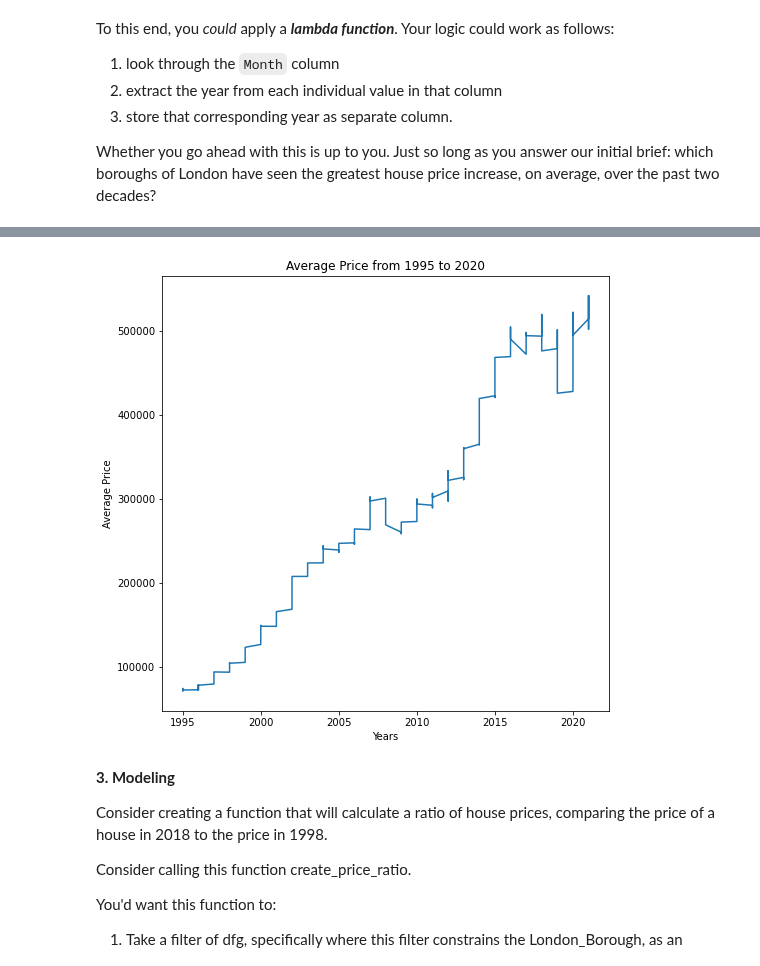
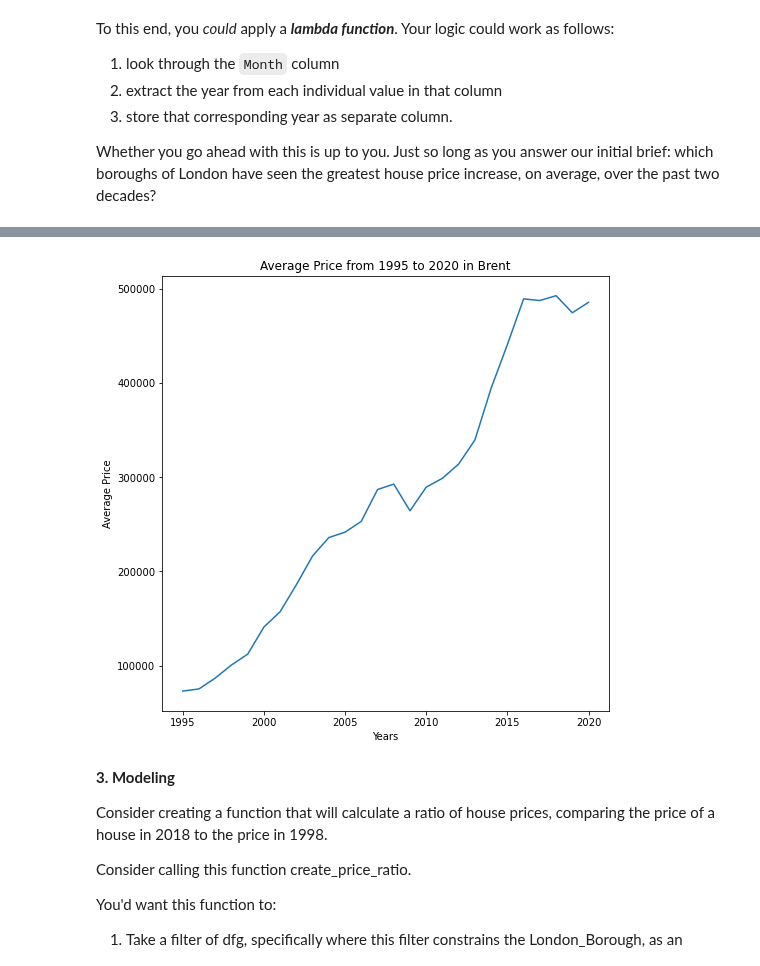
Before and after one commit to pablo-git8/Springboard-DS-Career-Track, a Jupyter notebook: Unit-4-Challenge-Tier-3_solvedSP.ipynb, the cells around one changed output, grey strips where cells are left out. Cells and saved outputs as stored; diff of their text form; code cells hidden in the pictures.

```diff
--- a/Unit-4-Challenge-Tier-3_solvedSP.ipynb
+++ b/Unit-4-Challenge-Tier-3_solvedSP.ipynb
@@ -348,5 +328,5 @@ To this end, you *could* apply a ***lambda function***. Your logic could work as
 
 Whether you go ahead with this is up to you. Just so long as you answer our initial brief: which boroughs of London have seen the greatest house price increase, on average, over the past two decades?
 # %%
-#Adding Year column extracting year from Month column at the subset DF
-sub_prop['Year'] = pd.DatetimeIndex(sub_prop['Month']).year
+#Adding Year column extracting year from Month column at the DF
+properties.loc[:,'Year'] = pd.DatetimeIndex(properties['Month']).year
@@ -374,0 +342,16 @@ sub_prop #Check the Year column created
+# %%
+#Getting a df for average mean prices in one year per each Borough
+years = [1995,1996,1997,1998,1999,2000,2001,2002,2003,2004,2005,2006,2007,2008,2009, 2010, 2011, 2012, 2013, 2014, 2015, 2016, 2017, 2018, 2019, 2020]
+l = []
+
+#Loop over the years
+for i in years:
+    mean_year = properties.groupby(['Borough', 'Year']).apply(lambda x: x.loc[x.Year == i])
+    #Loop over the official Boroughs
+    for j in official_b:
+        m_year = mean_year[mean_year['Borough'] == j].agg({'Average Price':'mean'})
+        l.append([j, i, m_year['Average Price']]) #Create the list for the DF
+# %%
+#Create the DF and groupby Boroughs and Years
+dfm = pd.DataFrame(l, columns =['Borough', 'Year', 'Average Price'])
+dfm.groupby(['Borough','Year']).mean()
@@ -375,13 +373,17 @@ sub_prop #Check the Year column created
+# %%
+sub_prop = dfm[dfm['Borough']=='Brent'] #Subsetting Brent Borough
 # %%
 #Making a basic line plot of the subseted DF
 plt.figure(figsize=(8,8))
 plt.plot('Year','Average Price',data = sub_prop)
-plt.title('Average Price from 1995 to 2020')
+plt.title('Average Price from 1995 to 2020 in Brent')
 plt.xlabel('Years')
 plt.ylabel('Average Price')
 plt.show()
+#Since there are 12 values for each year, we se the prices in a plot like this in vertical line
+#If we take the avergae price all over the year we can get a better plot
 # %% [output]
-[figure, old version]
+[figure, new version]
 # %% [markdown]
 **3. Modeling**
 
```
Also changed, not shown: parts of 10 cells of this notebook.
